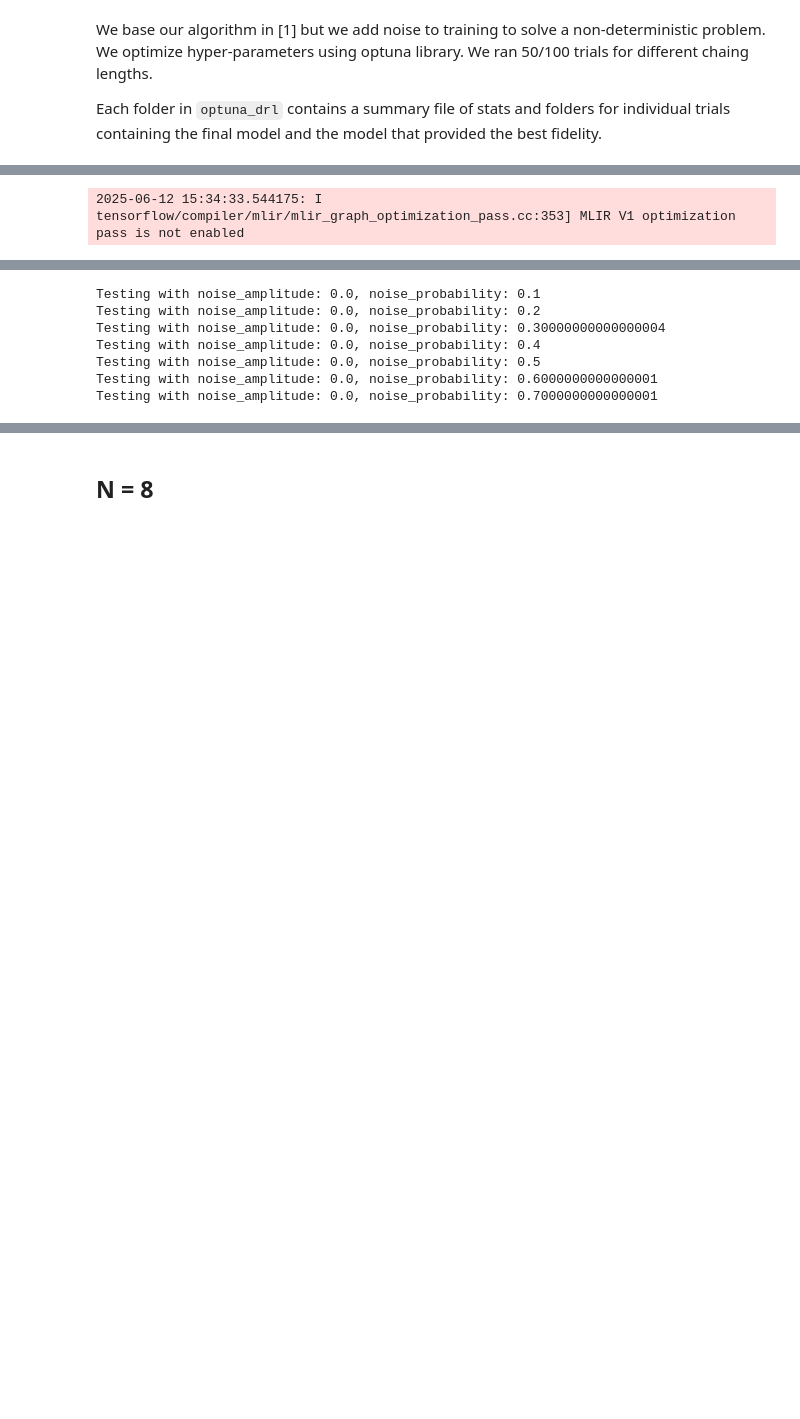
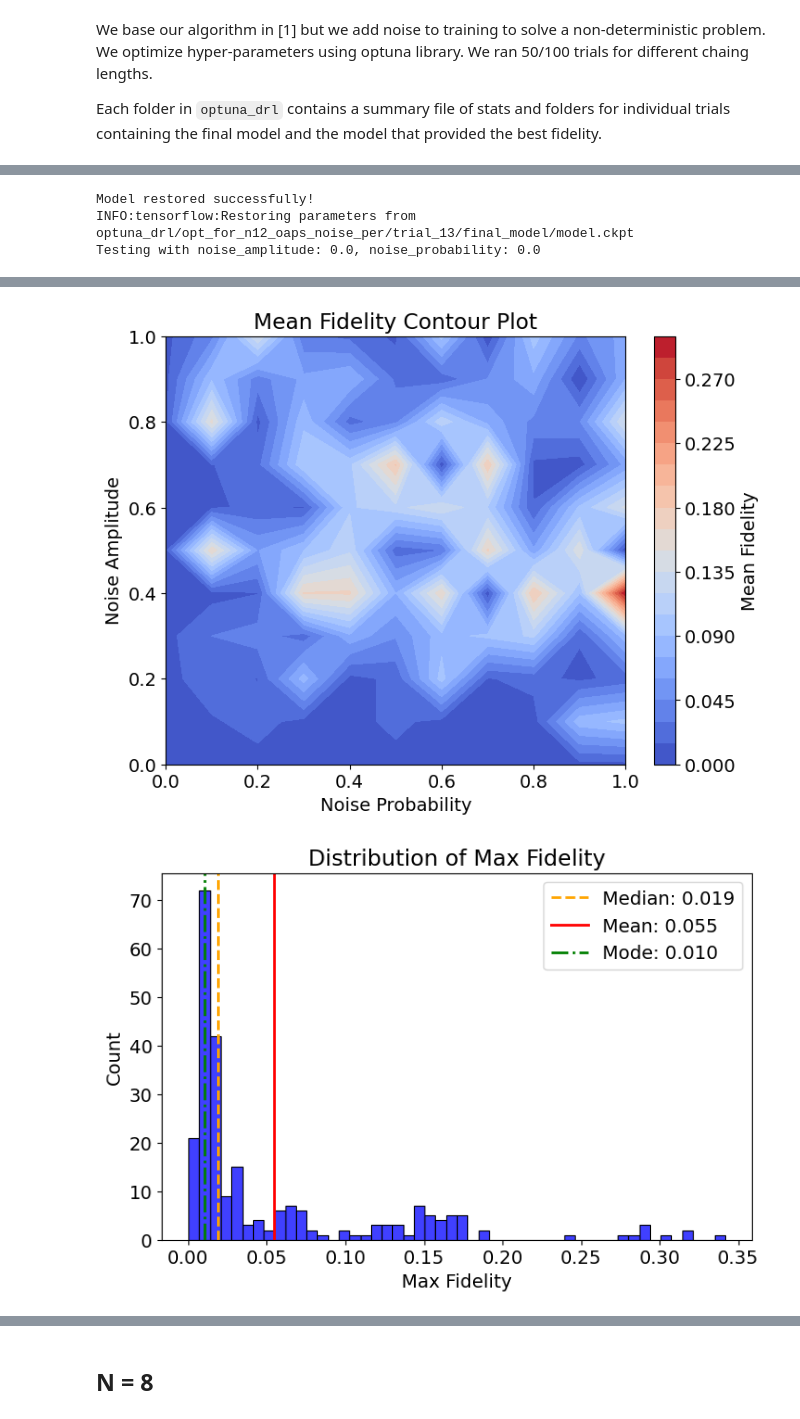
Before and after one commit to sofips/dynamic_control_for_QST, a Jupyter notebook: optuna_for_rl.ipynb, the cells around one changed output, grey strips where cells are left out. Saved outputs shown, nothing was run; the diff lists cells and outputs as text; code cells hidden in the pictures; blank space fills up the shorter version.

Commit message:
functions for optuna analysis

```diff
--- a/optuna_for_rl.ipynb
+++ b/optuna_for_rl.ipynb
@@ -35,3 +35,3 @@ Top 3 configurations based on binned_max_fid:
 # %%
-model_noise_summary('optuna_drl/opt_for_n16_oaps_noise_per/trial_13')
+model_noise_summary('optuna_drl/opt_for_n12_oaps_noise_per/trial_13')
 # %% [output]
@@ -42 +57,3 @@ Model restored successfully!
-2025-06-12 15:34:33.544175: I tensorflow/compiler/mlir/mlir_graph_optimization_pass.cc:353] MLIR V1 optimization pass is not enabled
+Model restored successfully!
+INFO:tensorflow:Restoring parameters from optuna_drl/opt_for_n12_oaps_noise_per/trial_13/final_model/model.ckpt
+Testing with noise_amplitude: 0.0, noise_probability: 0.0
@@ -45,7 +77,2 @@ Testing with noise_amplitude: 0.0, noise_probability: 0.0
-Testing with noise_amplitude: 0.0, noise_probability: 0.1
-Testing with noise_amplitude: 0.0, noise_probability: 0.2
-Testing with noise_amplitude: 0.0, noise_probability: 0.30000000000000004
-Testing with noise_amplitude: 0.0, noise_probability: 0.4
-Testing with noise_amplitude: 0.0, noise_probability: 0.5
-Testing with noise_amplitude: 0.0, noise_probability: 0.6000000000000001
-Testing with noise_amplitude: 0.0, noise_probability: 0.7000000000000001
+[figure, added]
+[figure, added]
```
Also changed, not shown: parts of 8 cells of this notebook, 1 other file.
